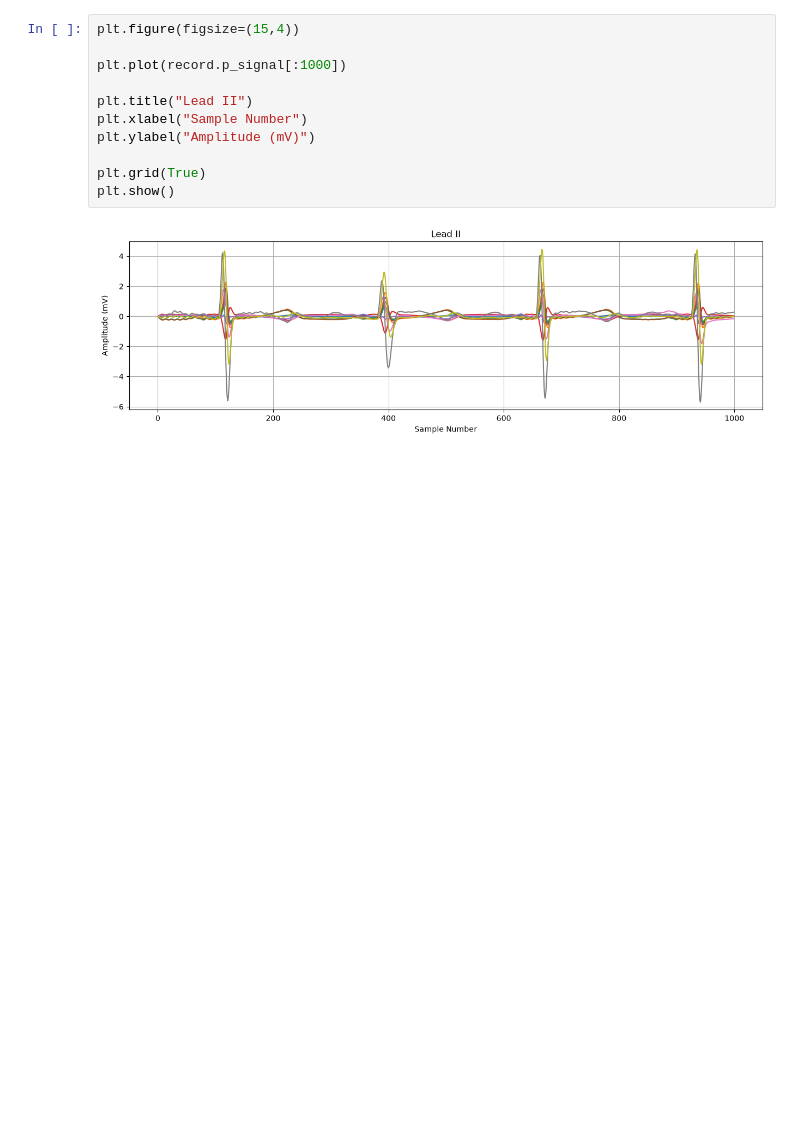
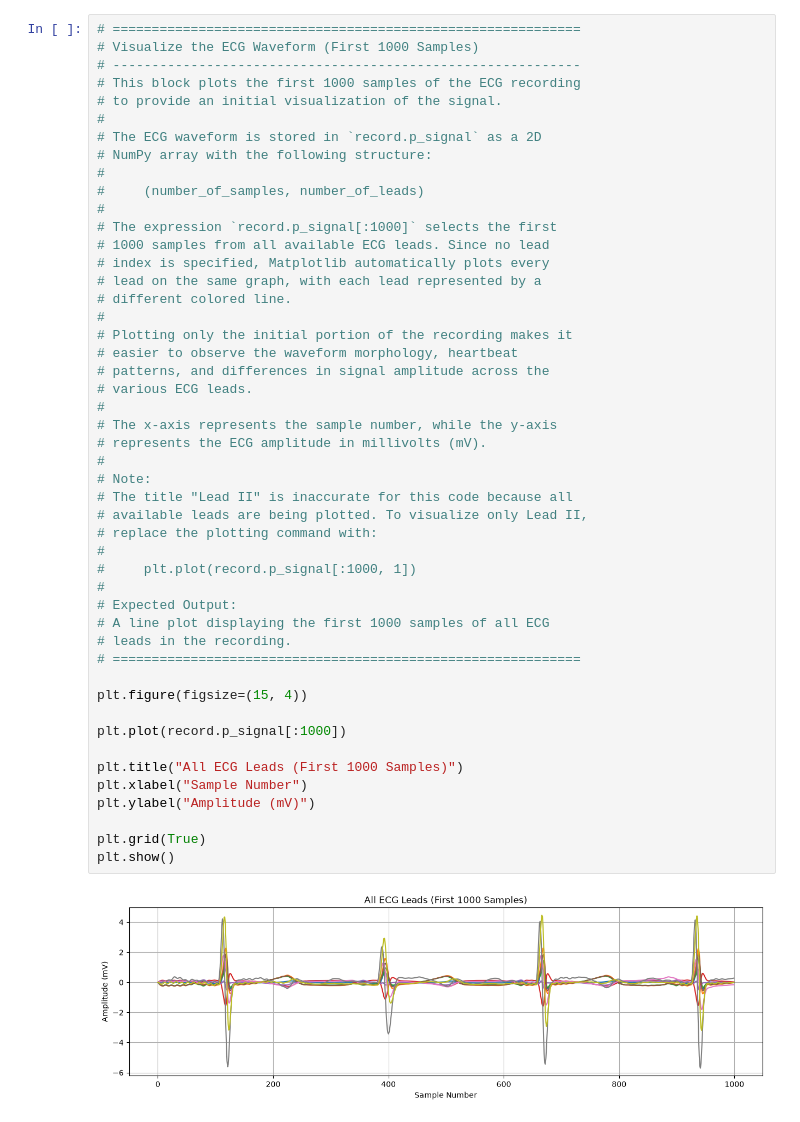
Before and after one commit to Muizzahmed786/ECG-Analysis, a Jupyter notebook: week2/ecg_analysis.ipynb, the cells around one changed output. Cells and saved outputs as stored; diff of their text form; blank space fills up the shorter version.

```diff
--- a/week2/ecg_analysis.ipynb
+++ b/week2/ecg_analysis.ipynb
@@ -26,14 +55,51 @@ dict_keys(['record_name', 'n_sig', 'fs', 'counter_freq', 'base_counter', 'sig_le
 # %%
-plt.figure(figsize=(15,4))
+# ============================================================
+# Visualize the ECG Waveform (First 1000 Samples)
+# ------------------------------------------------------------
+# This block plots the first 1000 samples of the ECG recording
+# to provide an initial visualization of the signal.
+#
+# The ECG waveform is stored in `record.p_signal` as a 2D
+# NumPy array with the following structure:
+#
+#     (number_of_samples, number_of_leads)
+#
+# The expression `record.p_signal[:1000]` selects the first
+# 1000 samples from all available ECG leads. Since no lead
+# index is specified, Matplotlib automatically plots every
+# lead on the same graph, with each lead represented by a
+# different colored line.
+#
+# Plotting only the initial portion of the recording makes it
+# easier to observe the waveform morphology, heartbeat
+# patterns, and differences in signal amplitude across the
+# various ECG leads.
+#
+# The x-axis represents the sample number, while the y-axis
+# represents the ECG amplitude in millivolts (mV).
+#
+# Note:
+# The title "Lead II" is inaccurate for this code because all
+# available leads are being plotted. To visualize only Lead II,
+# replace the plotting command with:
+#
+#     plt.plot(record.p_signal[:1000, 1])
+#
+# Expected Output:
+# A line plot displaying the first 1000 samples of all ECG
+# leads in the recording.
+# ============================================================
+
+plt.figure(figsize=(15, 4))
 
 plt.plot(record.p_signal[:1000])
 
-plt.title("Lead II")
+plt.title("All ECG Leads (First 1000 Samples)")
 plt.xlabel("Sample Number")
 plt.ylabel("Amplitude (mV)")
 
 plt.grid(True)
 plt.show()
 # %% [output]
-[figure, old version]
+[figure, new version]
 # %%
```
Also changed, not shown: parts of 6 cells of this notebook.
